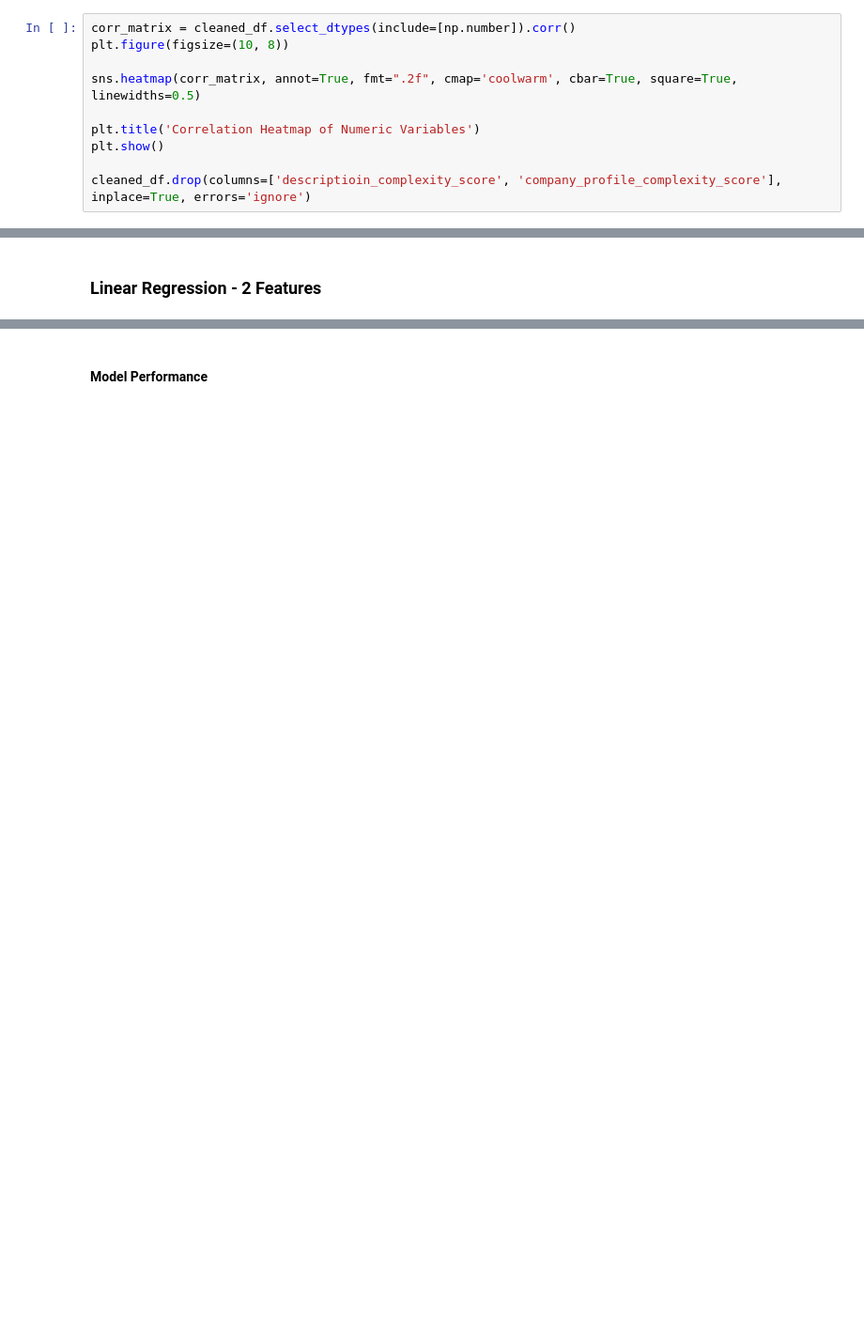
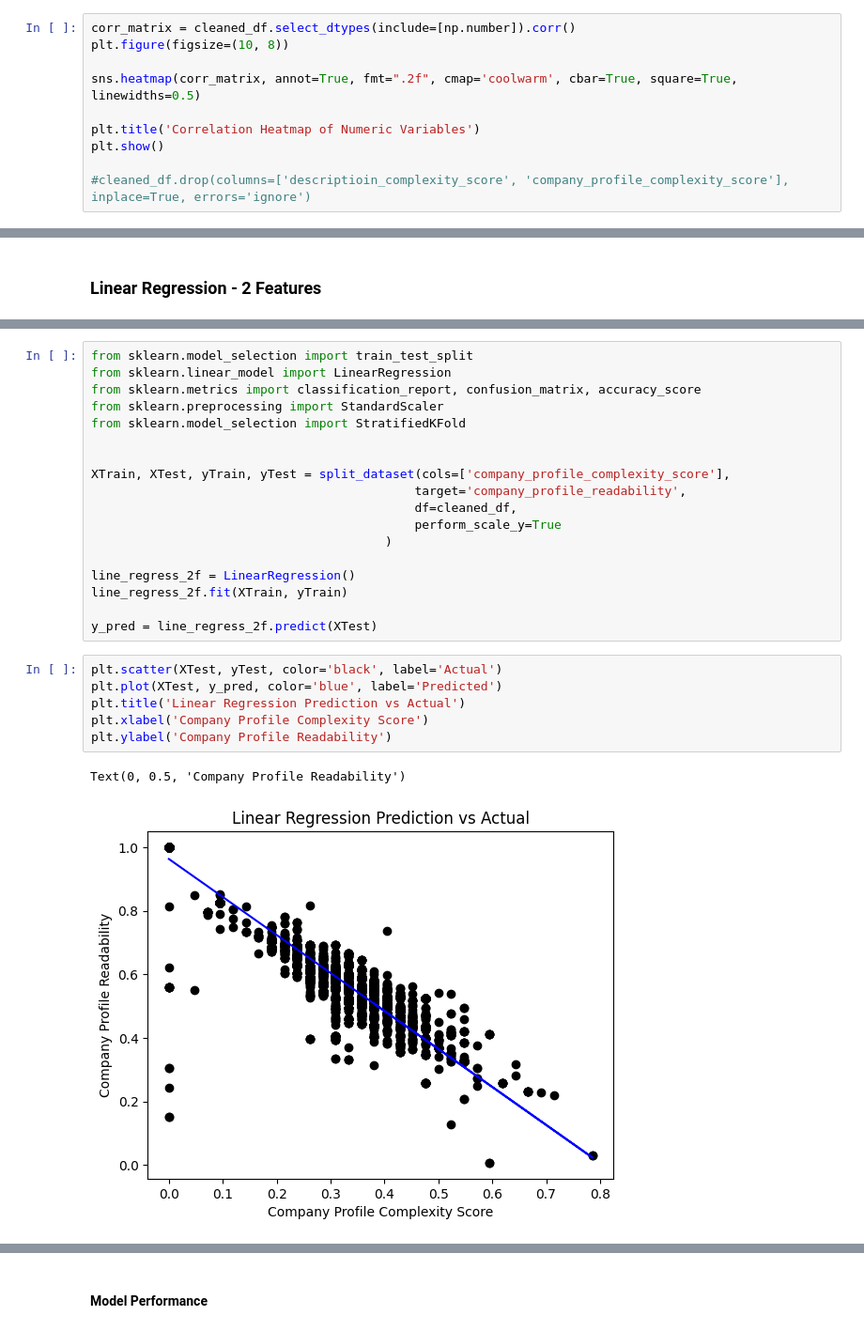
Before and after one commit to jdeleon3/Projects.RealFakeJobPredictor, a Jupyter notebook: ml/EDA/Project Fake Finder - Progress Report 2.ipynb, the cells around one changed output, grey strips where cells are left out. Shown at 94% size. Drawn from its saved outputs; the diff is of its cells as text; blank space fills up the shorter version.

Commit message:
v1 for the progress report 2

```diff
--- a/ml/EDA/Project Fake Finder - Progress Report 2.ipynb
+++ b/ml/EDA/Project Fake Finder - Progress Report 2.ipynb
@@ -701,7 +701,7 @@ sns.heatmap(corr_matrix, annot=True, fmt=".2f", cmap='coolwarm', cbar=True, squa
 plt.title('Correlation Heatmap of Numeric Variables')
 plt.show()
 
-cleaned_df.drop(columns=['descriptioin_complexity_score', 'company_profile_complexity_score'], inplace=True, errors='ignore')
+#cleaned_df.drop(columns=['descriptioin_complexity_score', 'company_profile_complexity_score'], inplace=True, errors='ignore')
 # %% [output]
 [figure]
 # %% [markdown]
@@ -795,0 +829,27 @@ Identify two attributes in the consumable usage dataset and develop a linear reg
+# %%
+from sklearn.model_selection import train_test_split
+from sklearn.linear_model import LinearRegression
+from sklearn.metrics import classification_report, confusion_matrix, accuracy_score
+from sklearn.preprocessing import StandardScaler
+from sklearn.model_selection import StratifiedKFold
+
+
+XTrain, XTest, yTrain, yTest = split_dataset(cols=['company_profile_complexity_score'],
+                                            target='company_profile_readability',
+                                            df=cleaned_df,
+                                            perform_scale_y=True
+                                        )
+
+line_regress_2f = LinearRegression()
+line_regress_2f.fit(XTrain, yTrain)
+
+y_pred = line_regress_2f.predict(XTest)
+# %%
+plt.scatter(XTest, yTest, color='black', label='Actual')
+plt.plot(XTest, y_pred, color='blue', label='Predicted')
+plt.title('Linear Regression Prediction vs Actual')
+plt.xlabel('Company Profile Complexity Score')
+plt.ylabel('Company Profile Readability')
+# %% [output]
+Text(0, 0.5, 'Company Profile Readability')
+[figure, added]
```
Also changed, not shown: parts of 33 cells of this notebook.
